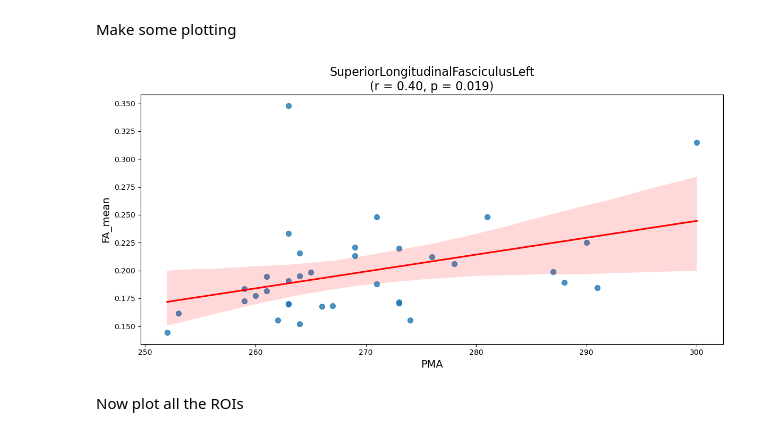
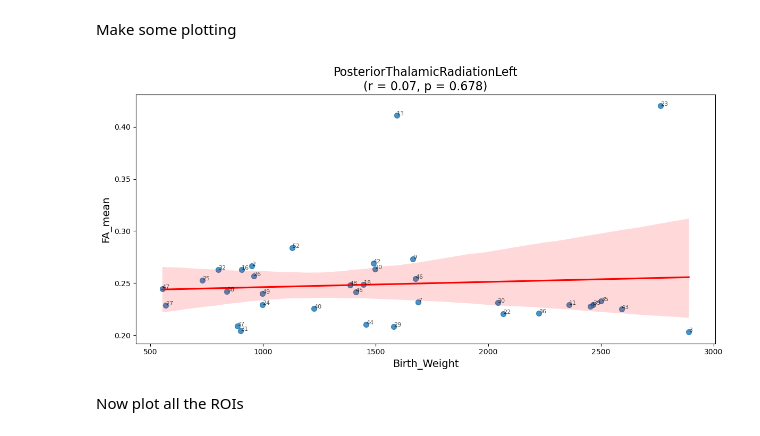
Before and after one commit to finnlennartsson/kpum_noddi, a Jupyter notebook: notebook/dmri_dtidkinoddi_analysis.ipynb, the cells around one changed output. Cells and saved outputs as stored; diff of their text form; code cells hidden in the pictures.

```diff
--- a/notebook/dmri_dtidkinoddi_analysis.ipynb
+++ b/notebook/dmri_dtidkinoddi_analysis.ipynb
@@ -122,8 +122,9 @@ df_clinical_demo['GAatBirth_Week'] = pd.to_numeric(df_clinical_demo['GAatBirth_W
 df_clinical_demo['GAatBirth_Day'] = pd.to_numeric(df_clinical_demo['GAatBirth_Day'], errors='coerce') # Ensure GAatBirth_Week
 df_clinical_demo['Birth_Weight'] = pd.to_numeric(df_clinical_demo['Birth_Weight'], errors='coerce') # Ensure Birth_Weight is numeric
 df_clinical_demo['PMA'] = pd.to_numeric(df_clinical_demo['PMA'], errors='coerce') # Ensure PMA is numeric
-# Add a new column for the combined gestational age (GAatBirth_Week + GAatBirth_Day / 7)
-df_clinical_demo['Combined_GA'] = df_clinical_demo['GAatBirth_Week'] + (df_clinical_demo['GAatBirth_Day'] / 7)
+# Add a new column for the combined gestational age
+#df_clinical_demo['Combined_GA'] = df_clinical_demo['GAatBirth_Week'] + (df_clinical_demo['GAatBirth_Day'] / 7)
+df_clinical_demo['Combined_GA'] = df_clinical_demo['GAatBirth_Week']*7 + (df_clinical_demo['GAatBirth_Day']) # Convert to days)
 
 # Create figure with two subplots
 fig, (ax1, ax2) = plt.subplots(1, 2, figsize=(12, 5))
@@ -175,7 +176,7 @@ print(f"Total subjects: {len(df_clinical_demo_sorted)}")
 print("\nSex Distribution:")
 print(df_clinical_demo_sorted['Sex'].value_counts())
 print("\nGestational Week Statistics:")
-print(df_clinical_demo_sorted['GAatBirth_Week'].describe())
+print(df_clinical_demo_sorted['Combined_GA'].describe())
 print("\nBirth Weigh Statistics:")
 print(df_clinical_demo_sorted['Birth_Weight'].describe())
 # %% [output]
@@ -264,37 +283,47 @@ import matplotlib.pyplot as plt
 import seaborn as sns
 from scipy.stats import pearsonr
 
 # Define the ROI (Region of Interest) to plot
-roi = "SuperiorLongitudinalFasciculusLeft"  # Replace with your desired region
-variable_to_plot_x = "PMA"  # Replace with the desired variable to plot
+#roi = "ITG_R"  # Replace with your desired region
+roi = "PosteriorThalamicRadiationLeft"  # Replace with your desired region
+variable_to_plot_x = "Birth_Weight"  # Replace with the desired variable to plot
 variable_to_plot_y = "FA_mean"  # Replace with the desired variable to plot
 
 # Filter the DataFrame for the selected ROI
 roi_data = df_roi[df_roi['Region'] == roi]
 
 # Assuming `df_clinical_demo` contains 'Subject ID' and 'Birth_Weight', merge it with `roi_data`
 roi_data = roi_data.merge(df_clinical_demo[['Subject ID', variable_to_plot_x]], on='Subject ID', how='inner')
 
 # Calculate the Pearson correlation coefficient and p-value
 r, p = pearsonr(roi_data[variable_to_plot_x], roi_data[variable_to_plot_y])
 # Format the p-value for display
 p_display = f"{p:.3f}" if p >= 0.001 else "< 0.001"
 
 # Plot the scatter plot with a regression line
 plt.figure(figsize=(12, 6))
 sns.regplot(data=roi_data, x=variable_to_plot_x, y=variable_to_plot_y, scatter_kws={'s': 50}, line_kws={'color': 'red'})
 
+# Annotate each point with the Subject ID
+for i in range(len(roi_data)):
+    plt.text(
+        roi_data[variable_to_plot_x].iloc[i],
+        roi_data[variable_to_plot_y].iloc[i],
+        str(roi_data['Subject ID'].iloc[i]),
+        fontsize=8,
+        alpha=0.7
+    )
+
 # Customize the plot
-#plt.title(f'{variable_to_plot} vs. Birth_Weight for {roi}\n(r = {r:.2f}, p = {p_display})', fontsize=16)
 plt.title(f'{roi}\n(r = {r:.2f}, p = {p_display})', fontsize=16)
 plt.xlabel(variable_to_plot_x, fontsize=14)
 plt.ylabel(variable_to_plot_y, fontsize=14)
 plt.tight_layout()
 
 # Show the plot
 plt.show()
 # %% [output]
-[figure, old version]
+[figure, new version]
 # %% [markdown]
 Now plot all the ROIs
 # %%
```
Also changed, not shown: parts of 7 cells of this notebook, 1 other file.
